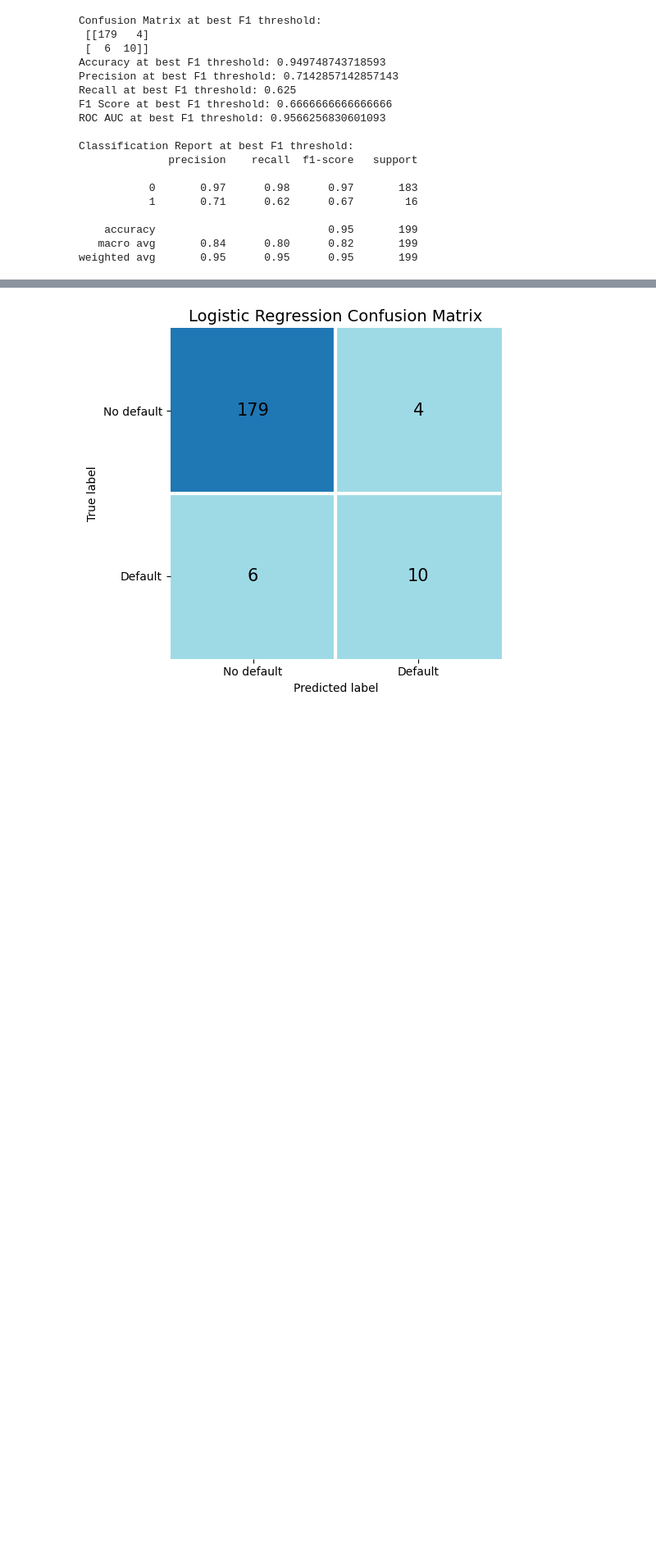
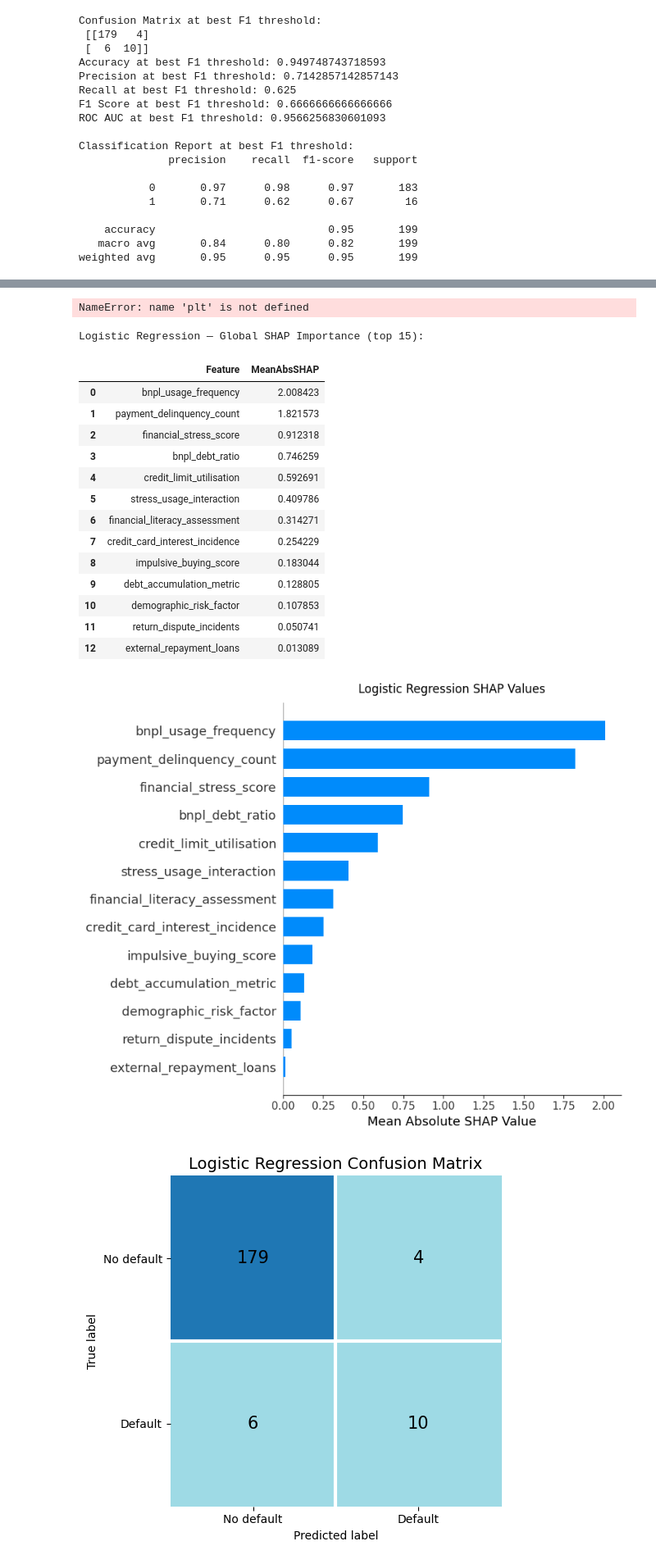
Before and after one commit to IsmailZei/Credit-Risk-Models-in-BNPL, a Jupyter notebook: Logistic Regression.ipynb, the cells around one changed output, grey strips where cells are left out. Shown at 82% size. Drawn from its saved outputs; the diff is of its cells as text; code cells hidden in the pictures; blank space fills up the shorter version.

```diff
--- a/Logistic Regression.ipynb
+++ b/Logistic Regression.ipynb
@@ -226,3 +293,76 @@ weighted avg       0.95      0.95      0.95       199
+# %%
+# Plot feature importance
+plt.figure(figsize=(10, 6))
+plt.barh(feature_importance['Feature'], feature_importance['Abs_Coefficient'])
+plt.xlabel('Absolute Coefficient')
+plt.title('Feature Importance from Logistic Regression')
+plt.show()
+# %% [output]
+NameError: name 'plt' is not defined
+# %%
+# Newer SHAP versions: shap.Explainer usually works, but LinearExplainer is explicit & fast.
+try:
+    explainer = shap.LinearExplainer(balanced_model, X_train, feature_perturbation="interventional")
+except Exception:
+    # robust fallback
+    explainer = shap.Explainer(balanced_model, X_train)
+
+# Compute SHAP values on the test set
+shap_values = explainer.shap_values(X_test)
+
+# Handle SHAP version differences:
+# - Some return a numpy array of shape [n_samples, n_features]
+# - Others return a list (e.g., [class0_vals, class1_vals]) — we want the positive class
+if isinstance(shap_values, list):
+    shap_vals = shap_values[-1]  # positive class
+else:
+    shap_vals = shap_values  # already the right array
+# %%
+# -------- If you already have shap_vals (2D: [n_samples, n_features]), start here --------
+mean_abs = np.mean(np.abs(shap_vals), axis=0)
+
+imp_df = (
+    pd.DataFrame({
+        "Feature": X_test.columns,
+        "MeanAbsSHAP": mean_abs
+    })
+    .sort_values("MeanAbsSHAP", ascending=False)
+    .reset_index(drop=True)
+)
+
+# -------- 1) Print nicely in the notebook --------
+pd.set_option("display.float_format", lambda v: f"{v:,.6f}")
+print("Logistic Regression — Global SHAP Importance (top 15):")
+display(imp_df.head(15))
+
+# Optional: quick bar chart in-notebook (comment out if you don’t want plots)
+try:
+    shap.summary_plot(shap_vals, X_test, plot_type="bar", max_display=15, show=False)
+    ax = plt.gca()
+    ax.set_xlabel("Mean Absolute SHAP Value")     # replace the long default label
+    ax.set_title("Logistic Regression SHAP Values", pad=10)  # optional short title
+    plt.tight_layout()
+    plt.savefig("Plots\Logistic_Regression_SHAP_Values.png", dpi=300)
+    plt.show()
+except Exception as e:
+    print("SHAP plotting skipped:", e)
+# %% [output]
+Logistic Regression — Global SHAP Importance (top 15):
+|  | Feature | MeanAbsSHAP |
+| 0 | bnpl_usage_frequency | 2.008423 |
+| 1 | payment_delinquency_count | 1.821573 |
+| 2 | financial_stress_score | 0.912318 |
+| 3 | bnpl_debt_ratio | 0.746259 |
+| 4 | credit_limit_utilisation | 0.592691 |
+| 5 | stress_usage_interaction | 0.409786 |
+| 6 | financial_literacy_assessment | 0.314271 |
+| 7 | credit_card_interest_incidence | 0.254229 |
+| 8 | impulsive_buying_score | 0.183044 |
+| 9 | debt_accumulation_metric | 0.128805 |
+| 10 | demographic_risk_factor | 0.107853 |
+| 11 | return_dispute_incidents | 0.050741 |
+| 12 | external_repayment_loans | 0.013089 |
+[figure, added]
 # %%
 # Compute confusion matrix
 cm = confusion_matrix(y_val, y_pred_val, labels=[0, 1])
```
Also changed, not shown: parts of 3 cells of this notebook, 2 other files.
